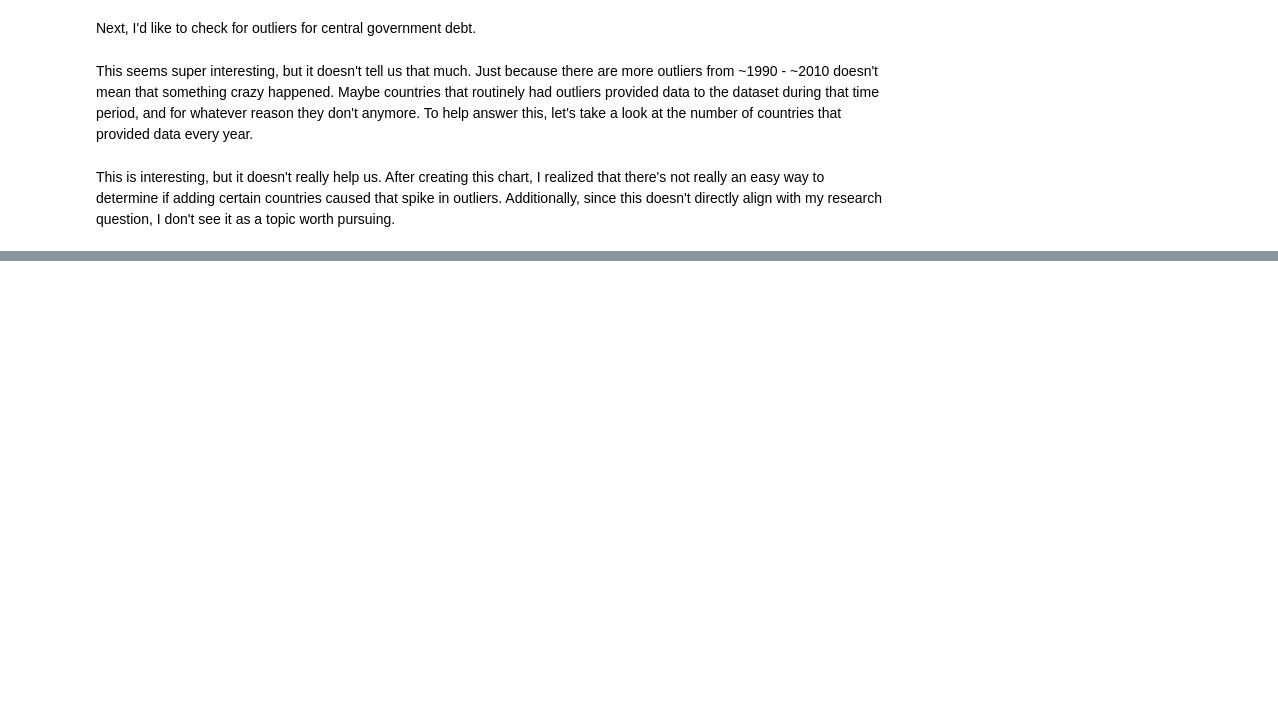
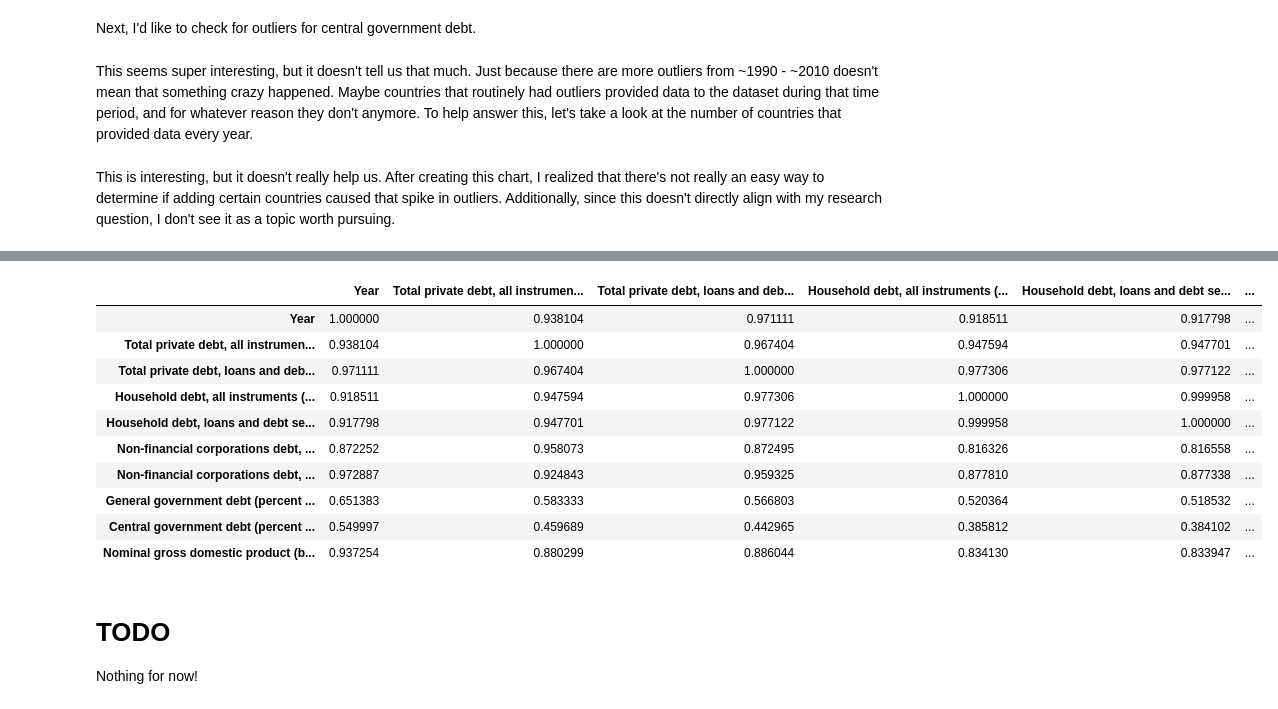
Before and after one commit to kurealnum/dsrp-2025, a Jupyter notebook: DSRP_Global_Debt.ipynb, the cells around one changed output, grey strips where cells are left out. Drawn from its saved outputs; the diff is of its cells as text; code cells hidden in the pictures; blank space fills up the shorter version.

```diff
--- a/DSRP_Global_Debt.ipynb
+++ b/DSRP_Global_Debt.ipynb
@@ -154,0 +158,4 @@ dataframes = {
+# %%
+global_debt_database_df.columns = global_debt_database_df.iloc[1]
+global_debt_database_df.drop(0, axis=0, inplace=True)
+global_debt_database_df.drop(1, axis=0, inplace=True)
@@ -445,0 +483,19 @@ If I go with the research question that I think I am, I'd need to:
+# %%
+# Rename columns to make our lives easier
+global_debt_database_df.columns = new_column_names = {
+    'Year': 'Year',
+    'Total private debt, all instruments (percent of GDP)': 'Total_Private_Debt_All_%GDP',
+    'Total private debt, loans and debt securities (percent of GDP)': 'Total_Private_Debt_Loans_%GDP',
+    'Household debt, all instruments (percent of GDP)': 'Household_Debt_All_%GDP',
+    'Household debt, loans and debt securities (percent of GDP)': 'Household_Debt_Loans_%GDP',
+    'Non-financial corporations debt, all instruments (percent of GDP)': 'Nonfin_Corp_Debt_All_%GDP',
+    'Non-financial corporations debt, loans and debt securities (percent of GDP)': 'Nonfin_Corp_Debt_Loans_%GDP',
+    'Public sector debt (percent of GDP)': 'Public_Sector_Debt_%GDP',
+    'Nonfinancial public sector debt (percent of GDP)': 'Nonfin_Public_Sector_Debt_%GDP',
+    'General government debt (percent of GDP)': 'General_Gov_Debt_%GDP',
+    'Central government debt (percent of GDP)': 'Central_Gov_Debt_%GDP',
+    'Nominal gross domestic product (billions)': 'Nominal_GDP_Billions'
+}
+# %%
+global_debt_database_df.drop("Public sector debt (percent of GDP)", axis = 1, inplace=True)
+global_debt_database_df.drop("Nonfinancial public sector debt (percent of GDP)", axis=1, inplace=True)
@@ -445,0 +504,2 @@ If I go with the research question that I think I am, I'd need to:
+# %%
+global_debt_database_df = global_debt_database_df.astype(float)
@@ -445,0 +518,18 @@ If I go with the research question that I think I am, I'd need to:
+# %%
+global_debt_database_df.corr()
+# %% [output]
+|  | Year | Total private debt, all instrumen... | Total private debt, loans and deb... | Household debt, all instruments (... | Household debt, loans and debt se... | ... |
+| Year | 1.000000 | 0.938104 | 0.971111 | 0.918511 | 0.917798 | ... |
+| Total private debt, all instrumen... | 0.938104 | 1.000000 | 0.967404 | 0.947594 | 0.947701 | ... |
+| Total private debt, loans and deb... | 0.971111 | 0.967404 | 1.000000 | 0.977306 | 0.977122 | ... |
+| Household debt, all instruments (... | 0.918511 | 0.947594 | 0.977306 | 1.000000 | 0.999958 | ... |
+| Household debt, loans and debt se... | 0.917798 | 0.947701 | 0.977122 | 0.999958 | 1.000000 | ... |
+| Non-financial corporations debt, ... | 0.872252 | 0.958073 | 0.872495 | 0.816326 | 0.816558 | ... |
+| Non-financial corporations debt, ... | 0.972887 | 0.924843 | 0.959325 | 0.877810 | 0.877338 | ... |
+| General government debt (percent ... | 0.651383 | 0.583333 | 0.566803 | 0.520364 | 0.518532 | ... |
+| Central government debt (percent ... | 0.549997 | 0.459689 | 0.442965 | 0.385812 | 0.384102 | ... |
+| Nominal gross domestic product (b... | 0.937254 | 0.880299 | 0.886044 | 0.834130 | 0.833947 | ... |
+# %% [markdown]
+# TODO
+
+Nothing for now!
```
Also changed, not shown: parts of 14 cells of this notebook.
